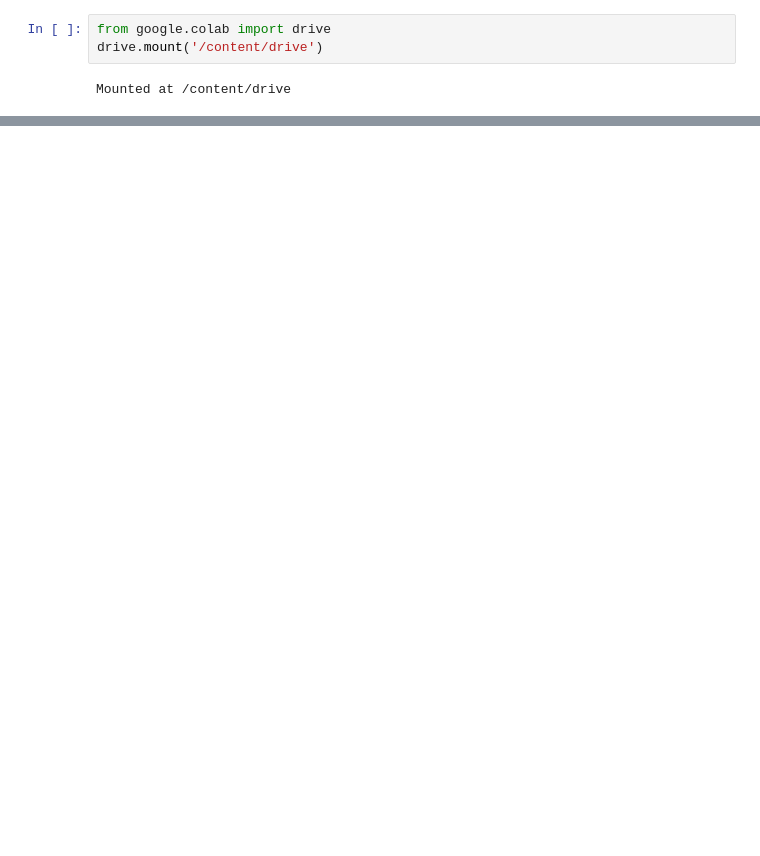
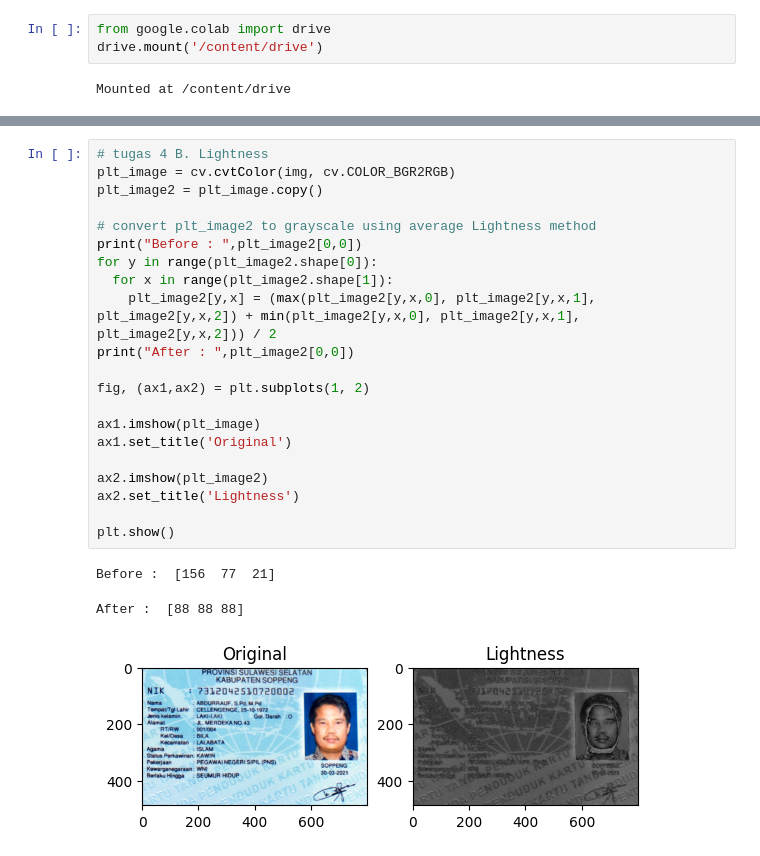
Before and after one commit to denuradhan/PCVK_Advance, a Jupyter notebook: Week3.ipynb, the cells around one changed output, grey strips where cells are left out. Cells and saved outputs as stored; diff of their text form; blank space fills up the shorter version.

```diff
--- a/Week3.ipynb
+++ b/Week3.ipynb
@@ -100,0 +138,25 @@ ktp_image_path = '/content/drive/MyDrive/Praktek/KTP.jpeg'
+# %%
+# tugas 4 B. Lightness
+plt_image = cv.cvtColor(img, cv.COLOR_BGR2RGB)
+plt_image2 = plt_image.copy()
+
+# convert plt_image2 to grayscale using average Lightness method
+print("Before : ",plt_image2[0,0])
+for y in range(plt_image2.shape[0]):
+  for x in range(plt_image2.shape[1]):
+    plt_image2[y,x] = (max(plt_image2[y,x,0], plt_image2[y,x,1], plt_image2[y,x,2]) + min(plt_image2[y,x,0], plt_image2[y,x,1], plt_image2[y,x,2])) / 2
+print("After : ",plt_image2[0,0])
+
+fig, (ax1,ax2) = plt.subplots(1, 2)
+
+ax1.imshow(plt_image)
+ax1.set_title('Original')
+
+ax2.imshow(plt_image2)
+ax2.set_title('Lightness')
+
+plt.show()
+# %% [output]
+Before :  [156  77  21]
+After :  [88 88 88]
+[figure, added]
```
Also changed, not shown: parts of 8 cells of this notebook.
